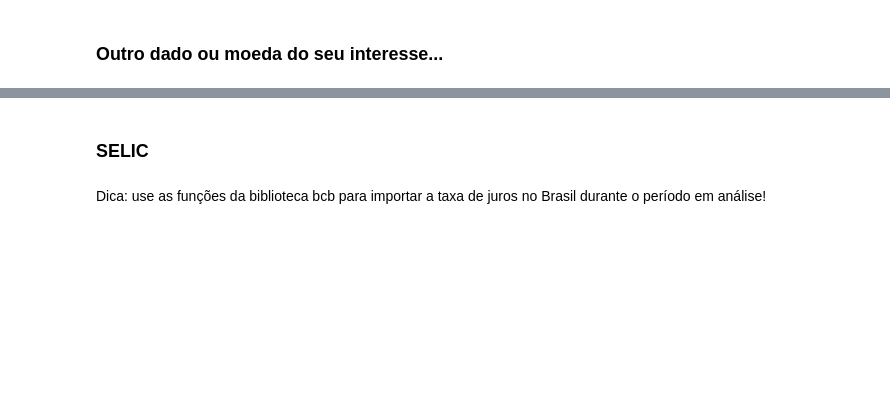
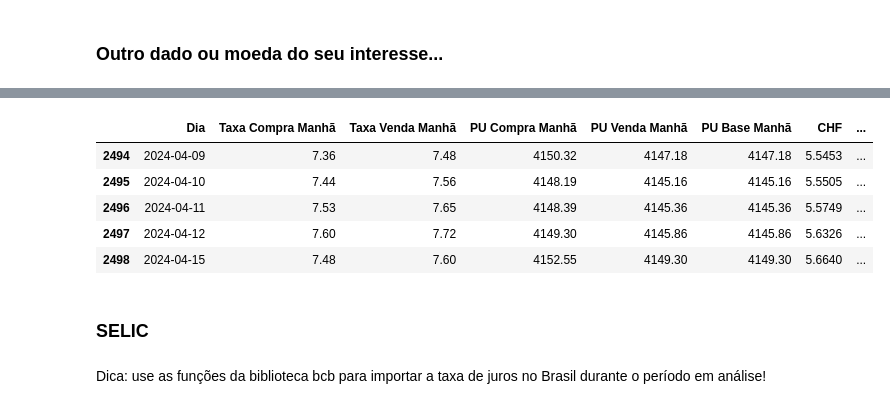
Before and after one commit to JVitorCarv/predicao-tesouro-direto, a Jupyter notebook: JOSÉ_VITOR_VELOZO_DE_CARVALHO_Prática_04_Avaliação_de_Regressores.ipynb, the cells around one changed output, grey strips where cells are left out. Drawn from its saved outputs; the diff is of its cells as text; code cells hidden in the pictures; blank space fills up the shorter version.

```diff
--- a/JOSÉ_VITOR_VELOZO_DE_CARVALHO_Prática_04_Avaliação_de_Regressores.ipynb
+++ b/JOSÉ_VITOR_VELOZO_DE_CARVALHO_Prática_04_Avaliação_de_Regressores.ipynb
@@ -282,3 +385,12 @@ Agora, vamos adicionar valores de ações brasileiras da Petrobrás, Embraer e S
+# %%
+df.tail()
+# %% [output]
+|  | Dia | Taxa Compra Manhã | Taxa Venda Manhã | PU Compra Manhã | PU Venda Manhã | PU Base Manhã | CHF | ... |
+| 2494 | 2024-04-09 | 7.36 | 7.48 | 4150.32 | 4147.18 | 4147.18 | 5.5453 | ... |
+| 2495 | 2024-04-10 | 7.44 | 7.56 | 4148.19 | 4145.16 | 4145.16 | 5.5505 | ... |
+| 2496 | 2024-04-11 | 7.53 | 7.65 | 4148.39 | 4145.36 | 4145.36 | 5.5749 | ... |
+| 2497 | 2024-04-12 | 7.60 | 7.72 | 4149.30 | 4145.86 | 4145.86 | 5.6326 | ... |
+| 2498 | 2024-04-15 | 7.48 | 7.60 | 4152.55 | 4149.30 | 4149.30 | 5.6640 | ... |
 # %% [markdown]
 ### SELIC
 # %% [markdown]
```
Also changed, not shown: parts of 14 cells of this notebook.
